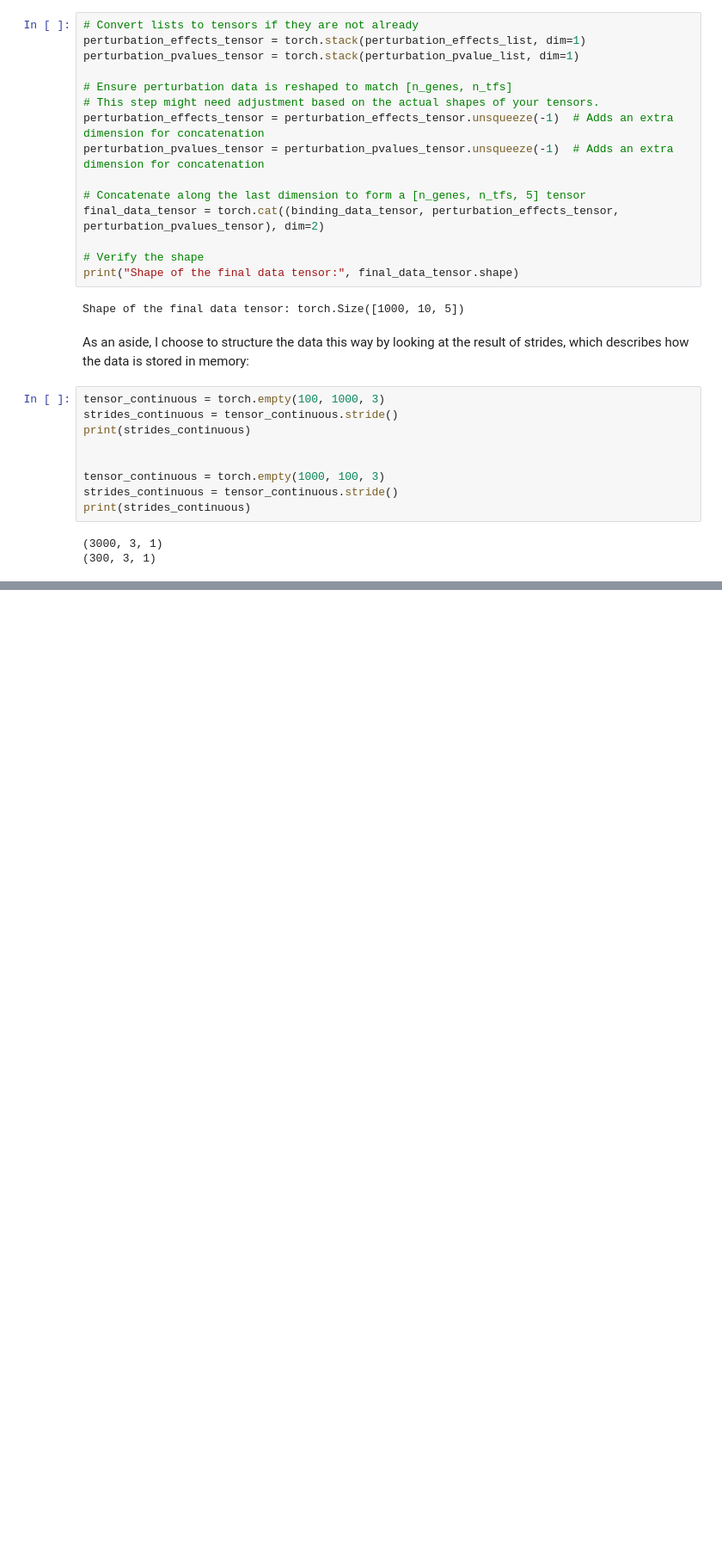
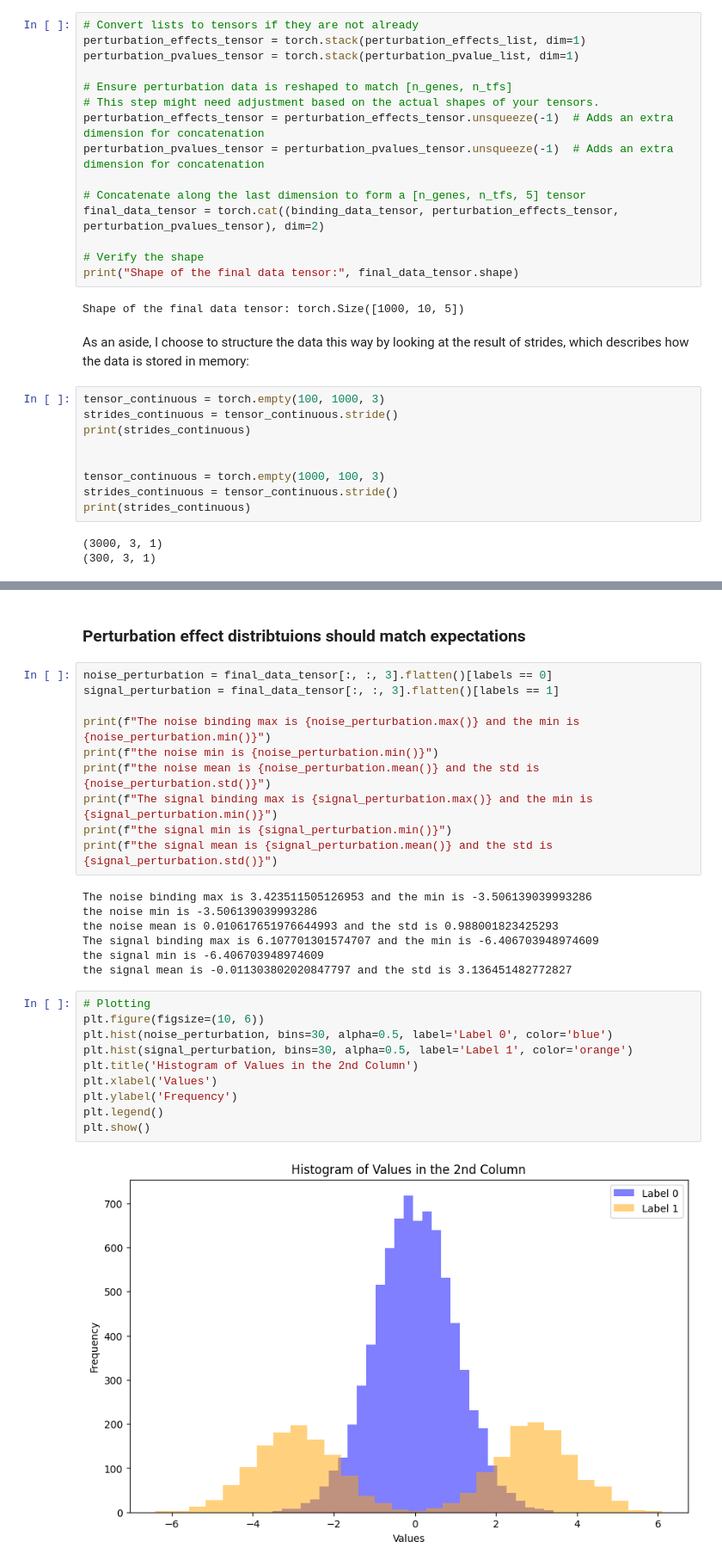
Before and after one commit to BrentLab/yeastdnnexplorer, a Jupyter notebook: docs/tutorials/generate_in_silico_data.ipynb, the cells around one changed output, grey strips where cells are left out. Shown: that part at 86% size. Cells and saved outputs as stored; diff of their text form; blank space fills up the shorter version.

```diff
--- a/docs/tutorials/generate_in_silico_data.ipynb
+++ b/docs/tutorials/generate_in_silico_data.ipynb
@@ -115,0 +168,31 @@ print(strides_continuous)
+# %% [markdown]
+### Perturbation effect distribtuions should match expectations
+# %%
+noise_perturbation = final_data_tensor[:, :, 3].flatten()[labels == 0]
+signal_perturbation = final_data_tensor[:, :, 3].flatten()[labels == 1]
+
+print(f"The noise binding max is {noise_perturbation.max()} and the min is {noise_perturbation.min()}")
+print(f"the noise min is {noise_perturbation.min()}")
+print(f"the noise mean is {noise_perturbation.mean()} and the std is {noise_perturbation.std()}")
+print(f"The signal binding max is {signal_perturbation.max()} and the min is {signal_perturbation.min()}")
+print(f"the signal min is {signal_perturbation.min()}")
+print(f"the signal mean is {signal_perturbation.mean()} and the std is {signal_perturbation.std()}")
+# %% [output]
+The noise binding max is 3.423511505126953 and the min is -3.506139039993286
+the noise min is -3.506139039993286
+the noise mean is 0.010617651976644993 and the std is 0.988001823425293
+The signal binding max is 6.107701301574707 and the min is -6.406703948974609
+the signal min is -6.406703948974609
+the signal mean is -0.011303802020847797 and the std is 3.136451482772827
+# %%
+# Plotting
+plt.figure(figsize=(10, 6))
+plt.hist(noise_perturbation, bins=30, alpha=0.5, label='Label 0', color='blue')
+plt.hist(signal_perturbation, bins=30, alpha=0.5, label='Label 1', color='orange')
+plt.title('Histogram of Values in the 2nd Column')
+plt.xlabel('Values')
+plt.ylabel('Frequency')
+plt.legend()
+plt.show()
+# %% [output]
+[figure, added]
```
Also changed, not shown: parts of 14 cells of this notebook, 4 other files.
